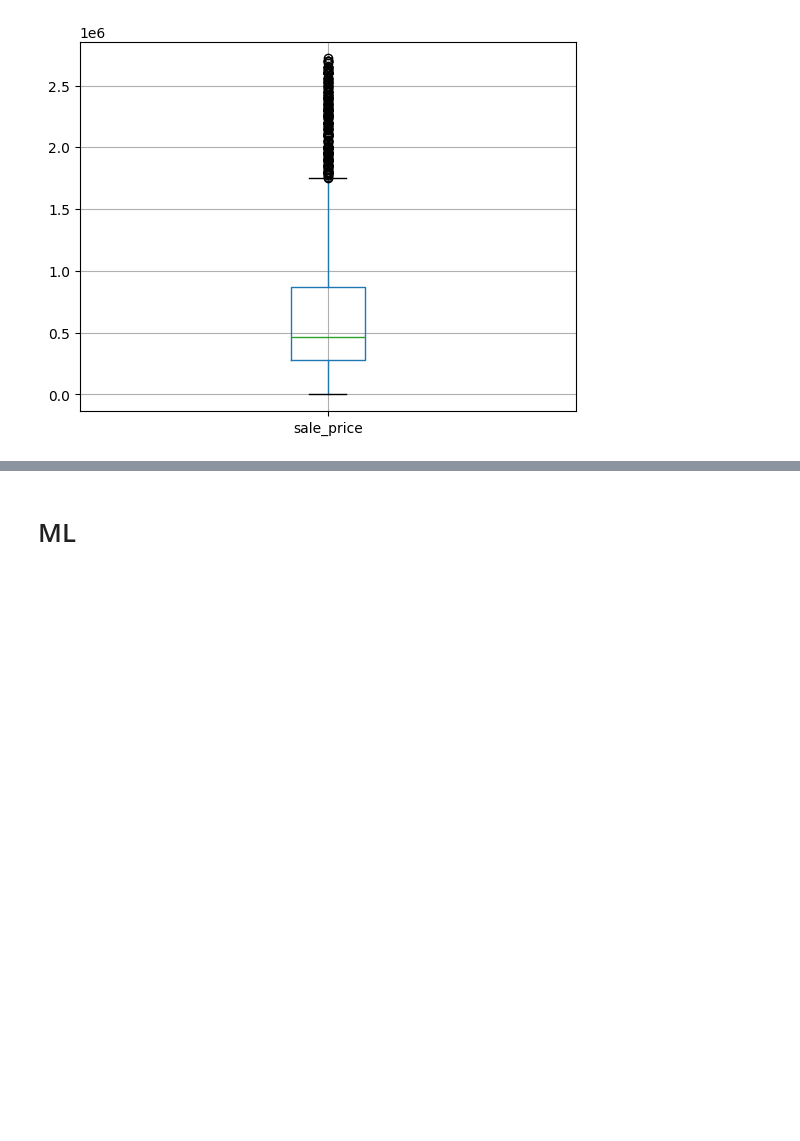
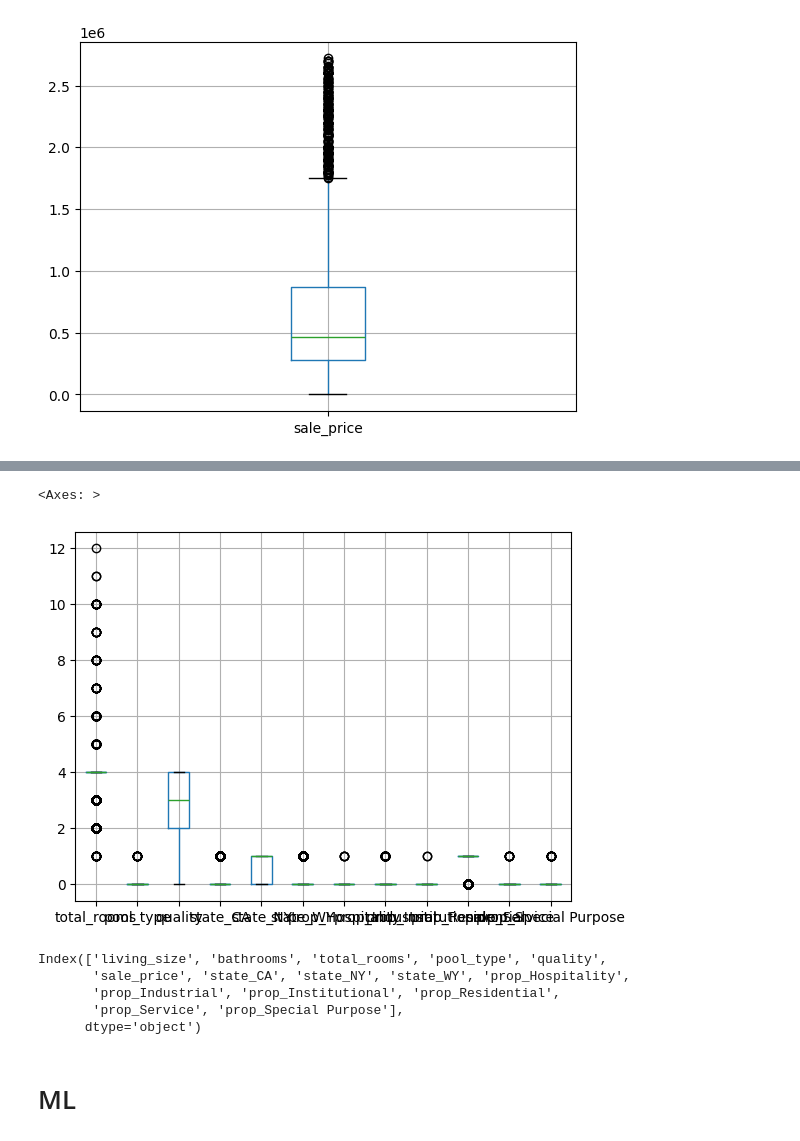
Before and after one commit to Muzna-Adil-Almamari/ML-project, a Jupyter notebook: project.ipynb, the cells around one changed output, grey strips where cells are left out. Drawn from its saved outputs; the diff is of its cells as text; code cells hidden in the pictures; blank space fills up the shorter version.

```diff
--- a/project.ipynb
+++ b/project.ipynb
@@ -914,3 +933,19 @@ df_clean.boxplot('sale_price')
+# %%
+df_clean.boxplot([ 'total_rooms', 'pool_type', 'quality',
+        'state_CA', 'state_NY', 'state_WY', 'prop_Hospitality',
+       'prop_Industrial', 'prop_Institutional', 'prop_Residential',
+       'prop_Service', 'prop_Special Purpose'])
+# %% [output]
+<Axes: >
+[figure, added]
+# %%
+df_clean.columns
+# %% [output]
+Index(['living_size', 'bathrooms', 'total_rooms', 'pool_type', 'quality',
+       'sale_price', 'state_CA', 'state_NY', 'state_WY', 'prop_Hospitality',
+       'prop_Industrial', 'prop_Institutional', 'prop_Residential',
+       'prop_Service', 'prop_Special Purpose'],
+      dtype='object')
 # %% [markdown]
 # ML
 # %%
```
Also changed, not shown: parts of 11 cells of this notebook, 3 other files.
